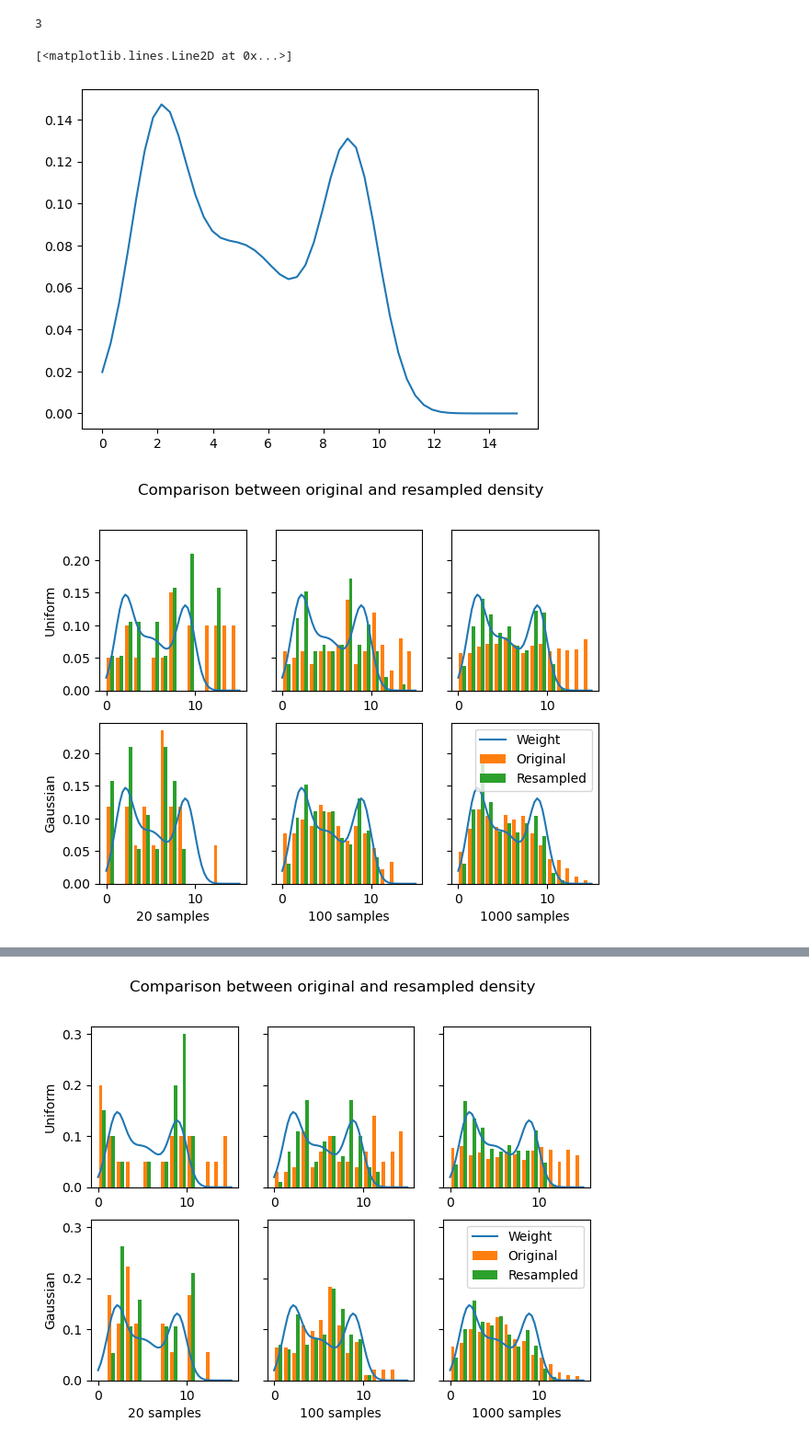
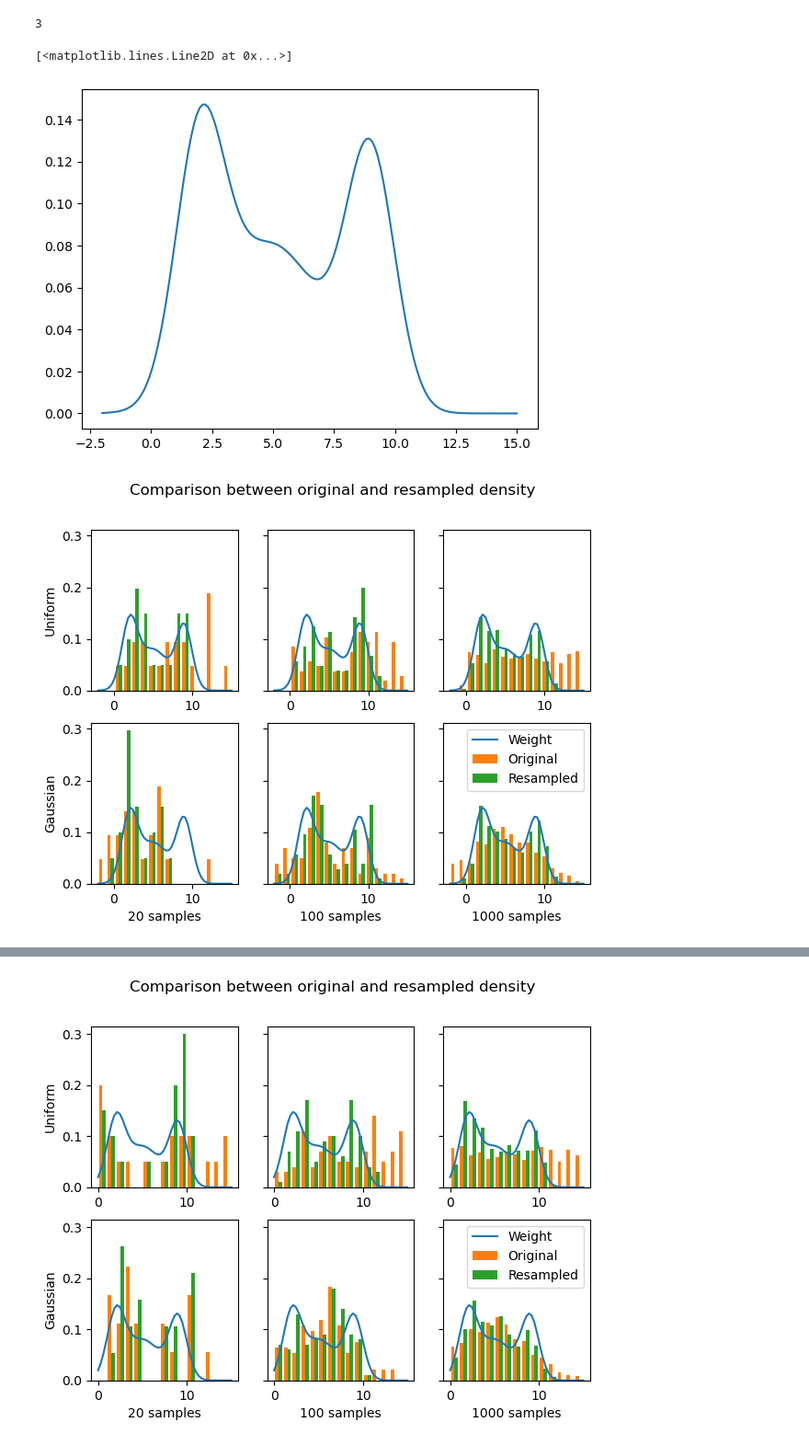
Before and after one commit to julebarn/REX2024, a Jupyter notebook: monto-carlo.ipynb, the cells around one changed output, grey strips where cells are left out. Shown at 92% size. Cells and saved outputs as stored; diff of their text form; code cells hidden in the pictures.

```diff
--- a/monto-carlo.ipynb
+++ b/monto-carlo.ipynb
@@ -6,6 +24,27 @@ reality = -(np.pad(np.ones((18,18)),1)  - 1)
 for ((wx1,wy1),(wx2,wy2)) in [((5,0),(5,15)),((10,5),(10,20))]:
     reality[wx1:wx2+1,wy1:wy2+1] = 1
 
+n = 2000
+points = .5+rand.rand(2,n) * 18
+angles =  rand.rand(n)*math.pi
+
+init = np.array([*points,angles])
+X_1  = mcl(init, (1,0,0), None)
+#X_2  = mcl(X_1,  (1,0,0), None)
+#X_3  = mcl(X_2,  (2,0,0), None)
+
+def quiver(X):
+    plt.quiver(X[0], X[1], np.sin(X[2]), np.cos(X[2]), X[2])
+
 plt.imshow(reality)
+quiver(init)
+plt.scatter([2,3,5],[2,2,2], c="w")
 plt.show()
+
+plt.imshow(reality)
+m = motion_update((2,0,0), init)
+print(X_1.shape)
+quiver(X_1)
+plt.scatter([2,3,5],[2,2,2], c="w")
+plt.show()
 # %% [output]
@@ -142,50 +184,51 @@ import numpy.random as rand
 from scipy.stats import norm
 import matplotlib.pyplot as plt
 
-n = 50
+n = 150
 
 p_pdf = lambda x: .3*norm(2,1).pdf(x) + .4*norm(5,2).pdf(x) + .3*norm(9,1).pdf(x)
-p_lut = np.array([p_pdf(x) for x in np.linspace(0,15,n)])
+p_lut = np.array([p_pdf(x) for x in np.linspace(-2,15,n)])
 
 p = rand.choice(np.arange(n), n, p=p_lut/p_lut.sum())
-plt.plot(np.linspace(0,15,n), p_lut)
+plt.plot(np.linspace(-2,15,n), p_lut)
 # %% [output]
 [<matplotlib.lines.Line2D at 0x...>]
-[figure, old version]
+[figure, new version]
 # %%
 def sampler(X, p=0, size=50):
     samples = []
     r = rand.uniform(0, 1/size)
     c = p[0]
     i = 0
     for m in range(size-1):
         u = r + (m/size)
         while u > c:
             i += 1
             c += p[i-1]
         samples.append(X[i-1])
     return np.array(samples)
 
 #sampler = rand.choice
 
 fig, ax = plt.subplots(2,3, sharey=True, figsize=(7,5))
 
 plt.suptitle("Comparison between original and resampled density")
 
 for n, N in enumerate([20, 100, 1000]):
     q = rand.uniform(0,15,N)
     ax[0,0].set_ylabel("Uniform")
     ax[1, n].set_xlabel(f"{N} samples")
-    ax[0, n].plot(np.linspace(0,15,50), p_lut)
-    ax[0, n].hist([q,sampler(q, p=p_pdf(q)/p_pdf(q).sum(), size=N)], bins=range(16), density=True)
+    ax[0, n].plot(np.linspace(-2,15,50), p_lut)
+    ax[0, n].hist([q,sampler(q, p=p_pdf(q)/p_pdf(q).sum(), size=N)], bins=np.linspace(-2,15,17), density=True)
 
 for n, N in enumerate([20, 100, 1000]):
     q = rand.normal(5,4,N)
     ax[1,0].set_ylabel("Gaussian")
-    ax[1, n].plot(np.linspace(0,15,50), p_lut)
-    ax[1, n].hist([q, sampler(q, p=p_pdf(q)/p_pdf(q).sum(), size=N)], bins=range(16), density=True)
+    ax[1, n].plot(np.linspace(-2,15,50), p_lut)
+    a = p_pdf(q)/norm(5,4).pdf(q)
+    ax[1, n].hist([q, sampler(q, p=a/a.sum(), size=N)], bins=np.linspace(-2,15,17), density=True)
 
 plt.legend(["Weight", "Original","Resampled"])
 plt.savefig("density.pdf")
 # %% [output]
-[figure, old version]
+[figure, new version]
```
Also changed, not shown: parts of 7 cells of this notebook.
